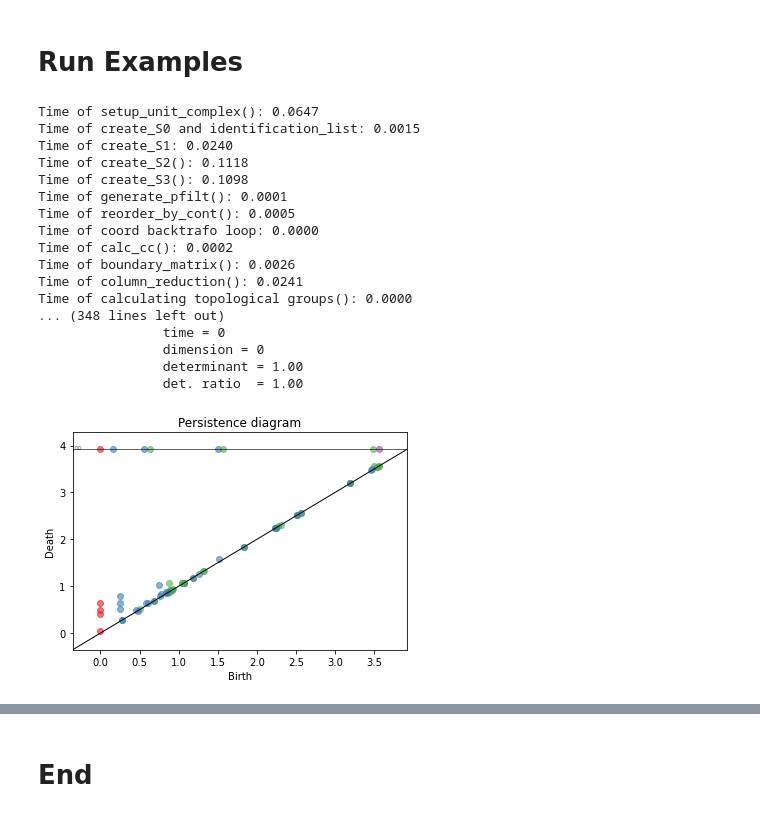
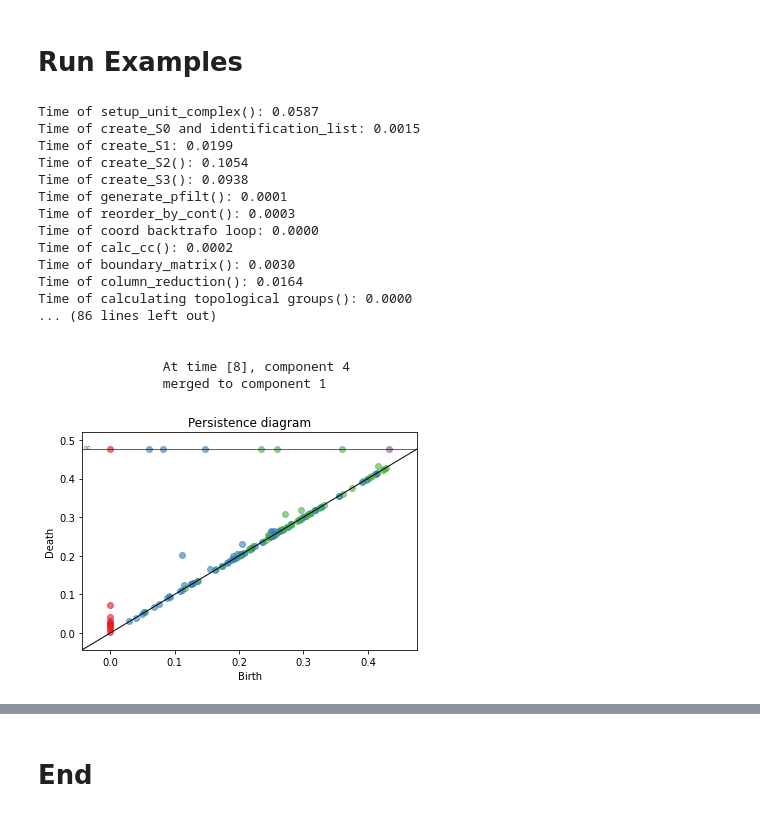
Before and after one commit to Chiara-ra/Masterthesis-Mathematics, a Jupyter notebook: Work_3d.ipynb, the cells around one changed output, grey strips where cells are left out. Cells and saved outputs as stored; diff of their text form; code cells hidden in the pictures.

```diff
--- a/Work_3d.ipynb
+++ b/Work_3d.ipynb
@@ -658,12 +658,12 @@ def calc_cc(simplex_objects):
         t  = edge.index_total
 
         # fill the cc list up to this timestep t up with the most recent cc
-        cc_list[t0] += [cc_list[t0][-1] for i in range(t-len(cc_list[t0]))]
-        cc_list[t1] += [cc_list[t1][-1] for i in range(t-len(cc_list[t1]))]
+        cc_list[t0] += [cc_list[t0][-1] for i in range(t-len(cc_list[t0])+1)]
+        cc_list[t1] += [cc_list[t1][-1] for i in range(t-len(cc_list[t1])+1)]
 
         # look at the cc of each point
         # and pick the earlier one
-        new_cc = min(cc_list[t0][-1],cc_list[t1][-1])
+        new_cc = min(cc_list[t0][-1], cc_list[t1][-1])
 
         # update the cc of time t
         cc_list[t0][-1] = new_cc
@@ -671,6 +671,7 @@ def calc_cc(simplex_objects):
 
     # fill up cc lists of all vertices for whole filtration with most recent cc
     # assign cc lists to vertices
+
     for n in range(N0):
         cc_list[n] += [cc_list[n][-1] for i in range(N-len(cc_list[n]))]
         simplex_objects[0][n].create_cc(cc_list[n])
@@ -1295,6 +1304,10 @@ class ExamplePrint:
         self.scale_z = c
         self.trafo_matrix = np.diag([a,b,c])
         self.N = len(points)
+
+        self.groups = None
+        self.pairs  = None
+        self.evolution = None
 
     def calculate_pph(self):
         p_filt, simplex_objects = periodic_filtration(points,
@@ -1333,30 +1346,30 @@ class ExamplePrint:
 # %%
 # random points example
 N = 5
-a,b,c = 1,1,1
+a,b,c = 1,2,3
 points = gen_points(N,a,b,c)
 random_example = ExamplePrint(points, a=a,b=b,c=c)
 random_example.calculate_pph()
 random_example.plot()
 # %% [output]
-Time of setup_unit_complex(): 0.0647
+Time of setup_unit_complex(): 0.0587
 Time of create_S0 and identification_list: 0.0015
-Time of create_S1: 0.0240
-Time of create_S2(): 0.1118
-Time of create_S3(): 0.1098
+Time of create_S1: 0.0199
+Time of create_S2(): 0.1054
+Time of create_S3(): 0.0938
 Time of generate_pfilt(): 0.0001
-Time of reorder_by_cont(): 0.0005
+Time of reorder_by_cont(): 0.0003
 Time of coord backtrafo loop: 0.0000
 Time of calc_cc(): 0.0002
-Time of boundary_matrix(): 0.0026
-Time of column_reduction(): 0.0241
+Time of boundary_matrix(): 0.0030
+Time of column_reduction(): 0.0164
 Time of calculating topological groups(): 0.0000
-... (348 lines left out)
-                time = 0
-                dimension = 0
-                determinant = 1.00
-                det. ratio  = 1.00
+... (86 lines left out)
+
+
+                At time [8], component 4
+                merged to component 1
-[figure, old version]
+[figure, new version]
 # %%
 # torus knot example
 p = 3
```
Also changed, not shown: parts of 5 cells of this notebook.
